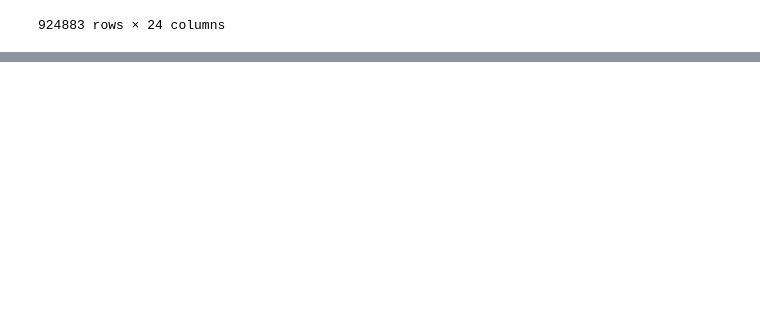
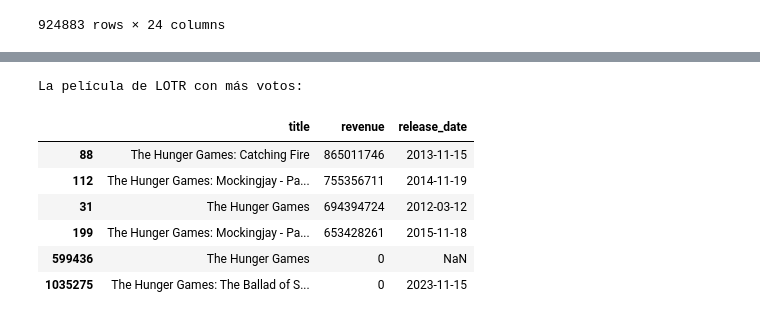
Before and after one commit to Christopher-Ramirez-S/An-lisis-de-datos, a Jupyter notebook: ProyectoFinal.ipynb, the cells around one changed output, grey strips where cells are left out. Drawn from its saved outputs; the diff is of its cells as text; code cells hidden in the pictures; blank space fills up the shorter version.

```diff
--- a/ProyectoFinal.ipynb
+++ b/ProyectoFinal.ipynb
@@ -96,0 +95,18 @@ La película de LOTR con más votos:
+# %%
+juegos_del_hambre =['The Hunger Games','The Hunger Games: Catching Fire','The Hunger Games: Mockingjay - Part 1', 'The Hunger Games: Mockingjay - Part 2','The Hunger Games: The Ballad of Songbirds & Snakes']
+
+pelicula_mejor_revenue = df[df['title'].isin(juegos_del_hambre)][['title', 'revenue', 'release_date']].loc[df[df['title'].isin(juegos_del_hambre)]['revenue'].notnull()]
+print("La película de LOTR con más votos:")
+
+pelicula_mejor_revenue = pelicula_mejor_revenue.sort_values('revenue', ascending=False)
+
+pelicula_mejor_revenue
+# %% [output]
+La película de LOTR con más votos:
+|  | title | revenue | release_date |
+| 88 | The Hunger Games: Catching Fire | 865011746 | 2013-11-15 |
+| 112 | The Hunger Games: Mockingjay - Pa... | 755356711 | 2014-11-19 |
+| 31 | The Hunger Games | 694394724 | 2012-03-12 |
+| 199 | The Hunger Games: Mockingjay - Pa... | 653428261 | 2015-11-18 |
+| 599436 | The Hunger Games | 0 | NaN |
+| 1035275 | The Hunger Games: The Ballad of S... | 0 | 2023-11-15 |
```
Also changed, not shown: parts of 1 cell of this notebook.
